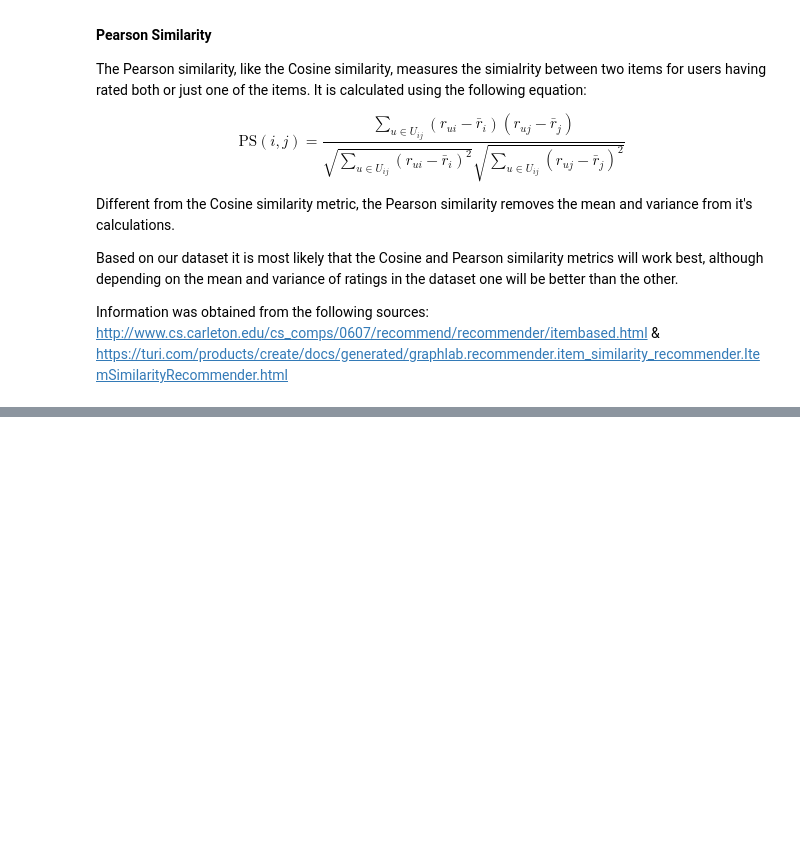
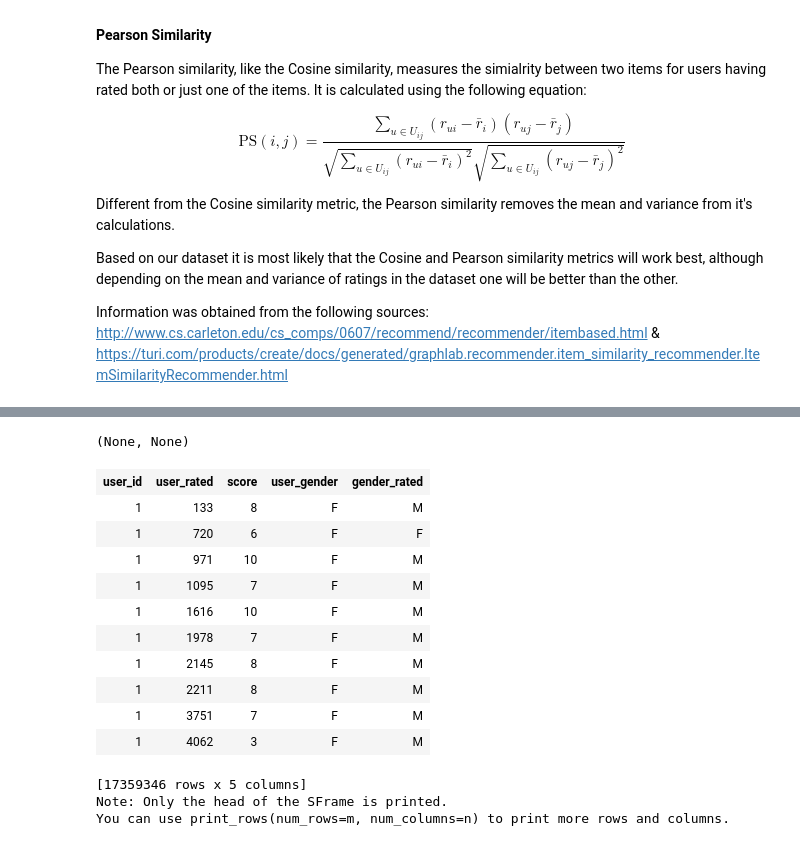
Before and after one commit to mg826/Data_Mining, a Jupyter notebook: Lab3_Dating_Recommender/Project3 Data Mining.ipynb, the cells around one changed output, grey strips where cells are left out. Drawn from its saved outputs; the diff is of its cells as text; code cells hidden in the pictures; blank space fills up the shorter version.

```diff
--- a/Lab3_Dating_Recommender/Project3 Data Mining.ipynb
+++ b/Lab3_Dating_Recommender/Project3 Data Mining.ipynb
@@ -48,3 +48,11 @@ Different from the Cosine similarity metric, the Pearson similarity removes the
 Based on our dataset it is most likely that the Cosine and Pearson similarity metrics will work best, although depending on the mean and variance of ratings in the dataset one will be better than the other.
 
 Information was obtained from the following sources: http://www.cs.carleton.edu/cs_comps/0607/recommend/recommender/itembased.html & https://turi.com/products/create/docs/generated/graphlab.recommender.item_similarity_recommender.ItemSimilarityRecommender.html
+# %%
+import graphlab as gl
+import graphlab.aggregate as agg
+import numpy as np
+import pandas as pd
+import matplotlib.pyplot as plt
+%matplotlib inline
+gl.canvas.set_target("ipynb")
@@ -50,0 +62,3 @@ Information was obtained from the following sources: http://www.cs.carleton.edu/
+# %%
+ratings = gl.SFrame.read_csv('~/desktop/ratings.dat', header=False, verbose=False)
+genders = gl.SFrame.read_csv('~/desktop/gender.dat', header=False, verbose=False)
@@ -50,0 +92,30 @@ Information was obtained from the following sources: http://www.cs.carleton.edu/
+# %%
+ratings['user_id'] = ratings['user_id'].astype(str)
+ratings['user_rated'] = ratings['user_rated'].astype(str)
+genders['user_id'] = genders['user_id'].astype(str)
+ratings.show(), genders.show()
+# %% [output]
+(None, None)
+# %%
+# join the rater's gender onto the ratee's gender
+complete = ratings.join(genders).join(genders,on={'user_rated':'user_id'})
+# rename for simplicity
+complete.rename({'gender':'user_gender',
+                 'gender.1':'gender_rated'})
+# show a snapshot of complete SFrame
+complete
+# %% [output]
+| user_id | user_rated | score | user_gender | gender_rated |
+| 1 | 133 | 8 | F | M |
+| 1 | 720 | 6 | F | F |
+| 1 | 971 | 10 | F | M |
+| 1 | 1095 | 7 | F | M |
+| 1 | 1616 | 10 | F | M |
+| 1 | 1978 | 7 | F | M |
+| 1 | 2145 | 8 | F | M |
+| 1 | 2211 | 8 | F | M |
+| 1 | 3751 | 7 | F | M |
+| 1 | 4062 | 3 | F | M |
+[17359346 rows x 5 columns]
+Note: Only the head of the SFrame is printed.
+You can use print_rows(num_rows=m, num_columns=n) to print more rows and columns.
```
Also changed, not shown: parts of 22 cells of this notebook.
